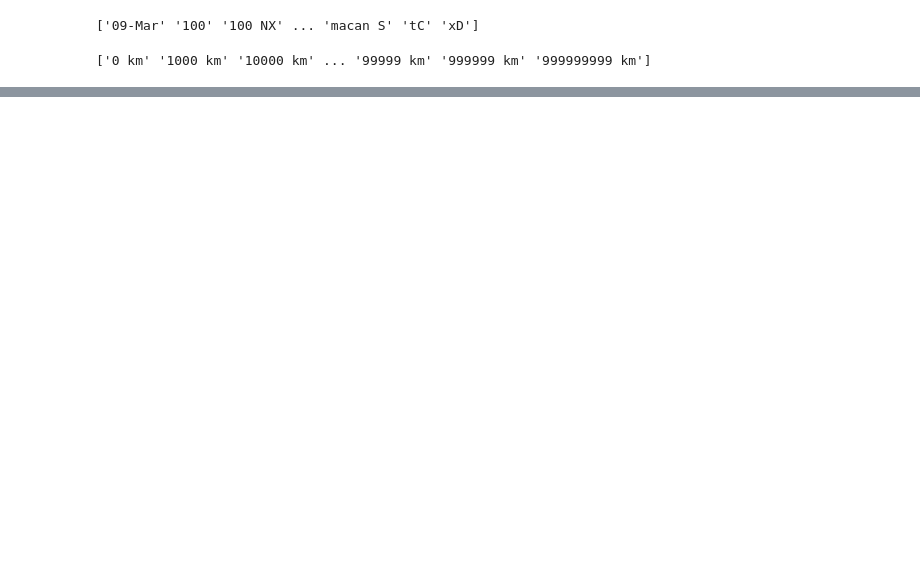
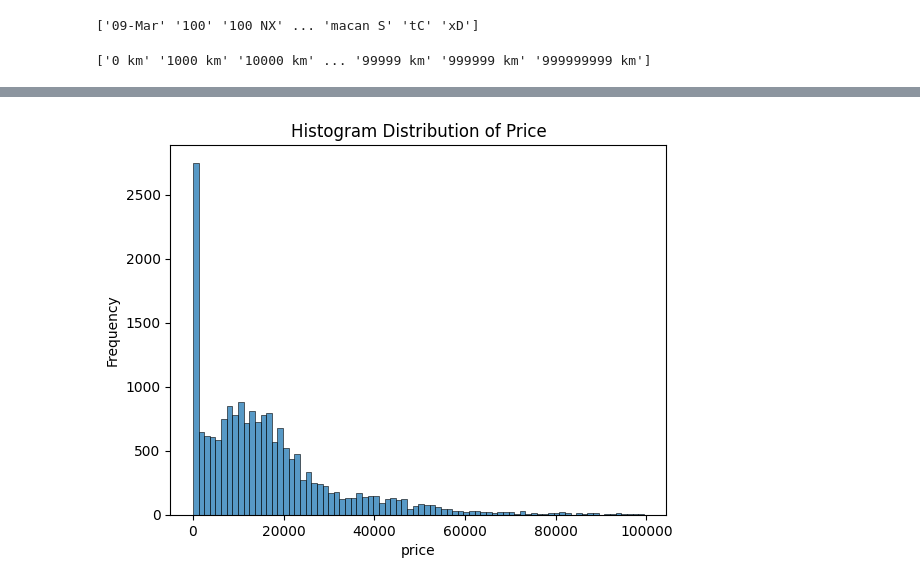
Before and after one commit to bonjourlord/car-price-prediction, a Jupyter notebook: loading_preprocessing_data.ipynb, the cells around one changed output, grey strips where cells are left out. Cells and saved outputs as stored; diff of their text form; code cells hidden in the pictures; blank space fills up the shorter version.

```diff
--- a/loading_preprocessing_data.ipynb
+++ b/loading_preprocessing_data.ipynb
@@ -215,0 +169,7 @@ print(np.unique(df['Mileage']))
+# %%
+## remove km from the mileage column
+df['mileage'] = df['mileage'].str.replace(' km', '')
+df['mileage'] = df['mileage'].str.replace('-km', '')
+# %%
+## convert the mileage column type to float
+df['mileage'] = df['mileage'].astype('int64')
@@ -215,0 +180,5 @@ print(np.unique(df['Mileage']))
+# %%
+## converting column type to float
+df['levy'] = df['levy'].astype('float')
+# %%
+df['levy'] = df['levy'].fillna(df['levy'].mean())
@@ -215,0 +205,11 @@ print(np.unique(df['Mileage']))
+# %%
+
+sns.histplot(df['price'][df['price'] < 100000])
+
+plt.title('Histogram Distribution of Price')
+plt.xlabel('price')
+plt.ylabel('Frequency')
+
+plt.show()
+# %% [output]
+[figure, added]
```
Also changed, not shown: parts of 62 cells of this notebook.
